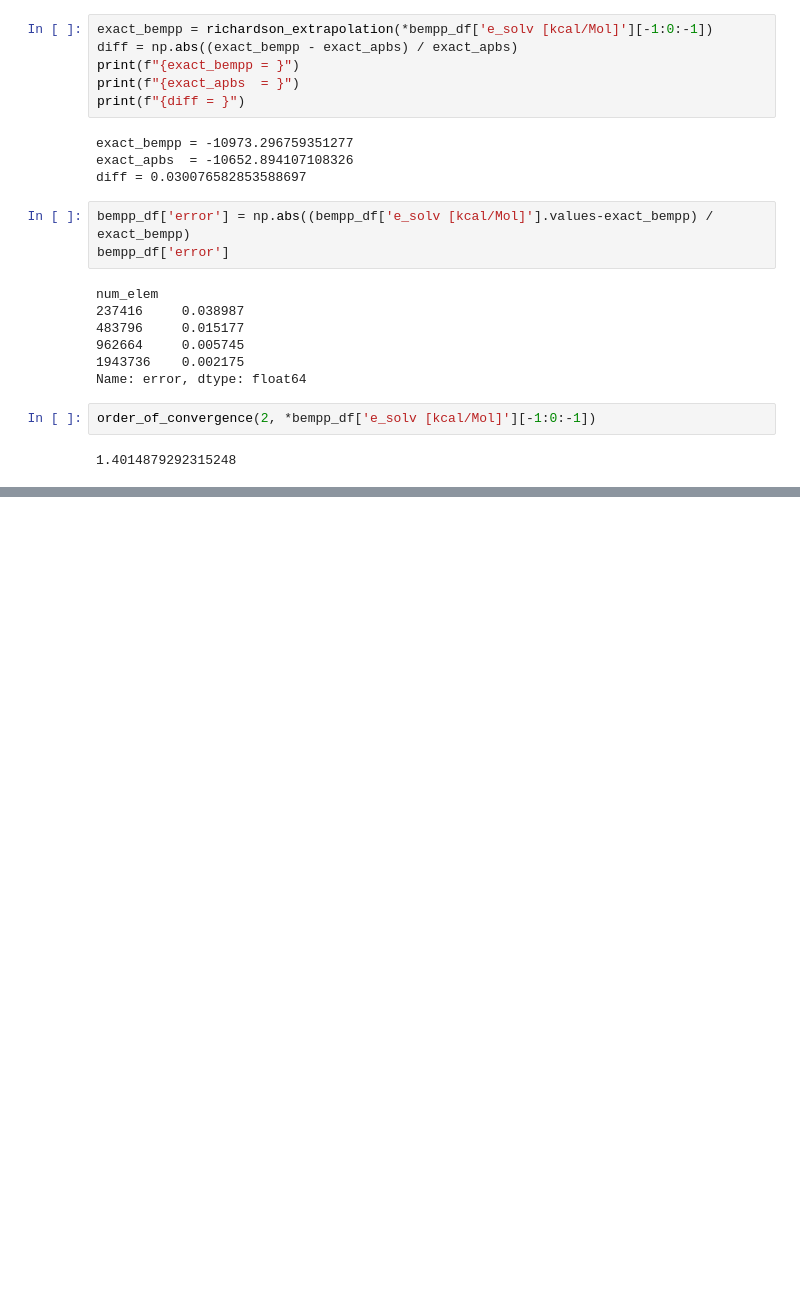
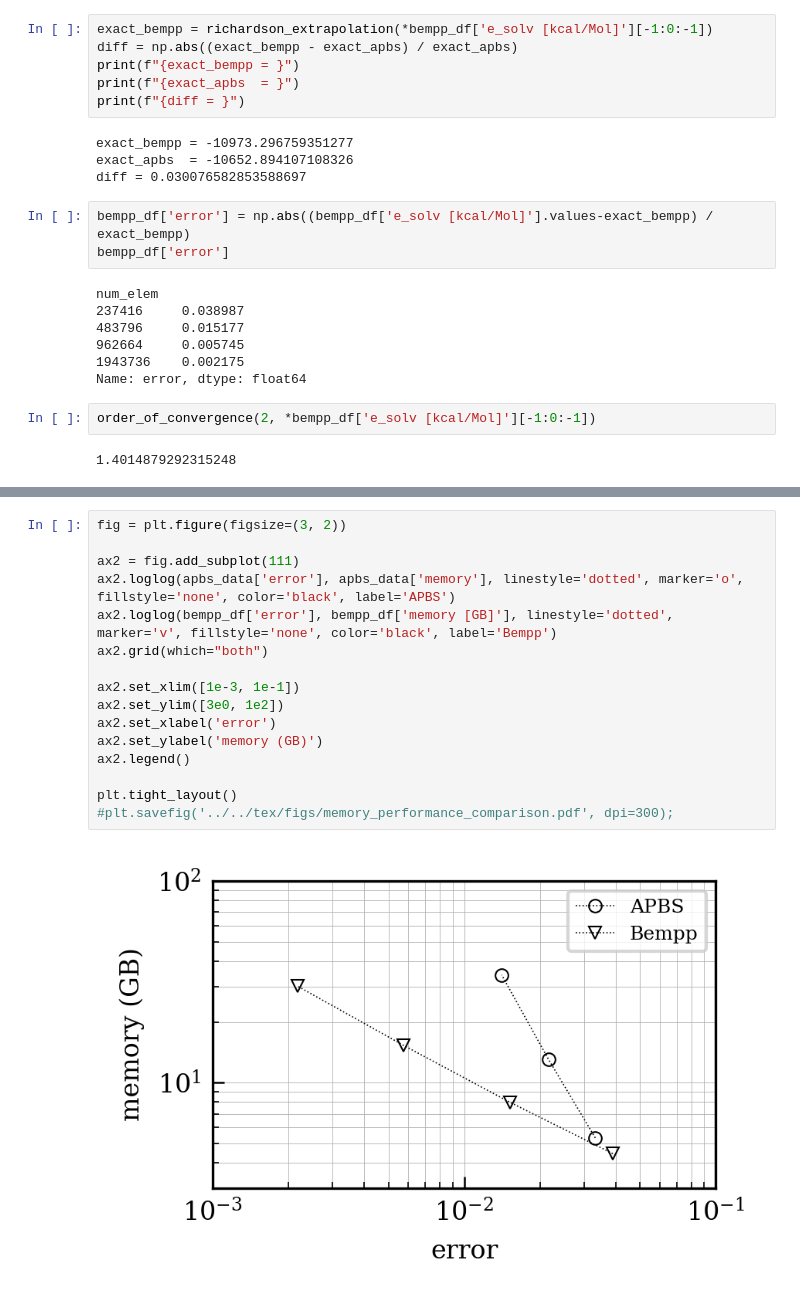
Before and after one commit to barbagroup/bempp_exafmm_paper, a Jupyter notebook: repro-pack/notebooks/performance_comparison.ipynb, the cells around one changed output, grey strips where cells are left out. Cells and saved outputs as stored; diff of their text form; blank space fills up the shorter version.

```diff
--- a/repro-pack/notebooks/performance_comparison.ipynb
+++ b/repro-pack/notebooks/performance_comparison.ipynb
@@ -255,0 +259,18 @@ plt.tight_layout()
+# %%
+fig = plt.figure(figsize=(3, 2))
+
+ax2 = fig.add_subplot(111)
+ax2.loglog(apbs_data['error'], apbs_data['memory'], linestyle='dotted', marker='o', fillstyle='none', color='black', label='APBS')
+ax2.loglog(bempp_df['error'], bempp_df['memory [GB]'], linestyle='dotted', marker='v', fillstyle='none', color='black', label='Bempp')
+ax2.grid(which="both")
+
+ax2.set_xlim([1e-3, 1e-1])
+ax2.set_ylim([3e0, 1e2])
+ax2.set_xlabel('error')
+ax2.set_ylabel('memory (GB)')
+ax2.legend()
+
+plt.tight_layout()
+#plt.savefig('../../tex/figs/memory_performance_comparison.pdf', dpi=300);
+# %% [output]
+[figure, added]
```
Also changed, not shown: parts of 7 cells of this notebook, 4 other files.
